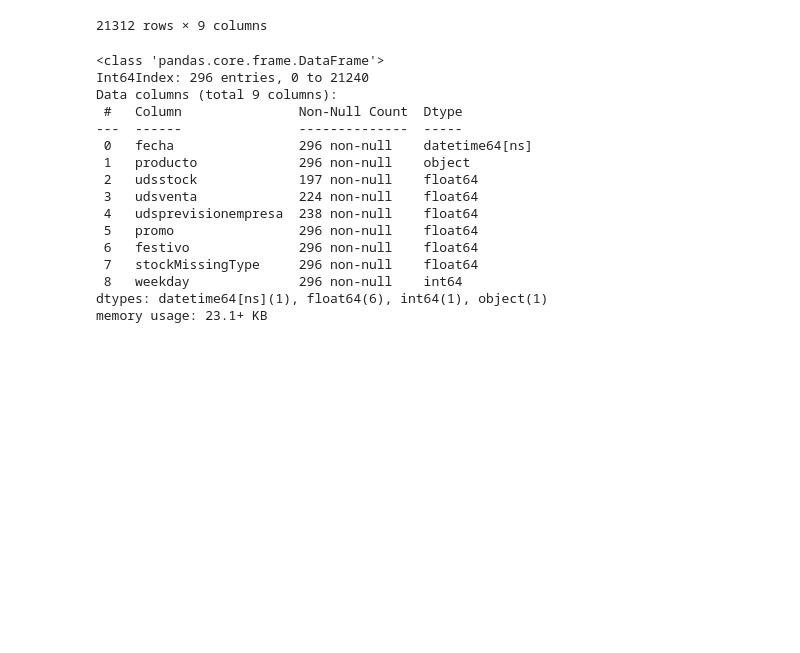
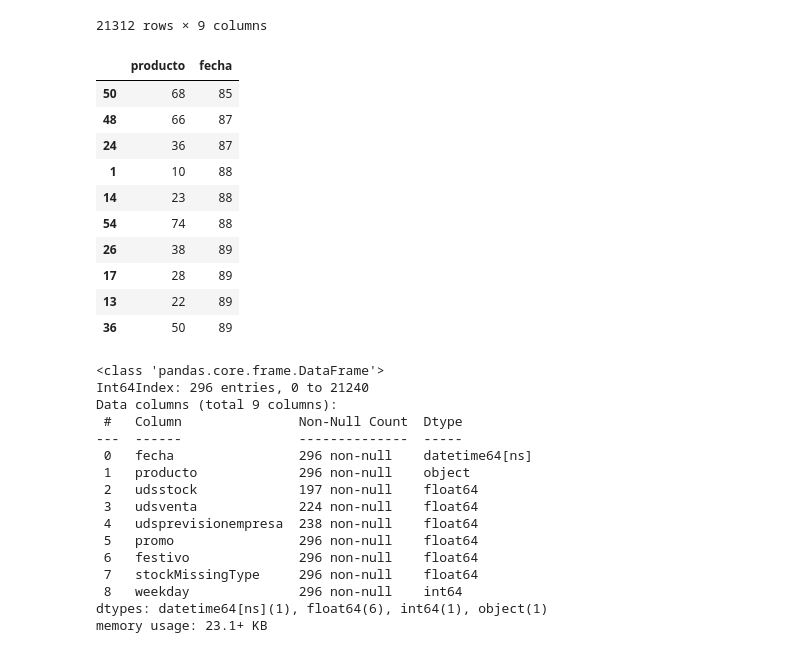
Before and after one commit to PLombao/TFM_StockForecast, a Jupyter notebook: notebooks/EDA_Stock_Asignacion de missings.ipynb, the cells around one changed output. Cells and saved outputs as stored; diff of their text form; code cells hidden in the pictures; blank space fills up the shorter version.

```diff
--- a/notebooks/EDA_Stock_Asignacion de missings.ipynb
+++ b/notebooks/EDA_Stock_Asignacion de missings.ipynb
@@ -96,6 +96,20 @@ memory usage: 1.6+ MB
 | 21310 | 2020-03-26 | 98 | 95.0 | NaN | 243.0 | 0.0 | 0.0 | 0.0 | ... |
 | 21311 | 2020-03-26 | 99 | NaN | NaN | NaN | 0.0 | 0.0 | 2.0 | ... |
 21312 rows × 9 columns
+# %%
+df.loc[df.udsstock.isna()].groupby('producto')['fecha'].count().reset_index().sort_values("fecha", ascending=True).head(10)
+# %% [output]
+|  | producto | fecha |
+| 50 | 68 | 85 |
+| 48 | 66 | 87 |
+| 24 | 36 | 87 |
+| 1 | 10 | 88 |
+| 14 | 23 | 88 |
+| 54 | 74 | 88 |
+| 26 | 38 | 89 |
+| 17 | 28 | 89 |
+| 13 | 22 | 89 |
+| 36 | 50 | 89 |
 # %%
 df1 = df.loc[df.producto == "1"]
 
```
Also changed, not shown: parts of 3 cells of this notebook, 2 other files.
